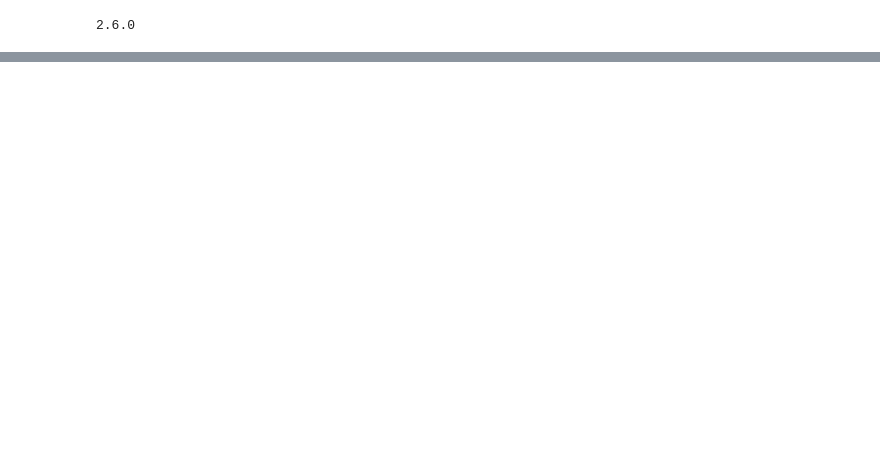
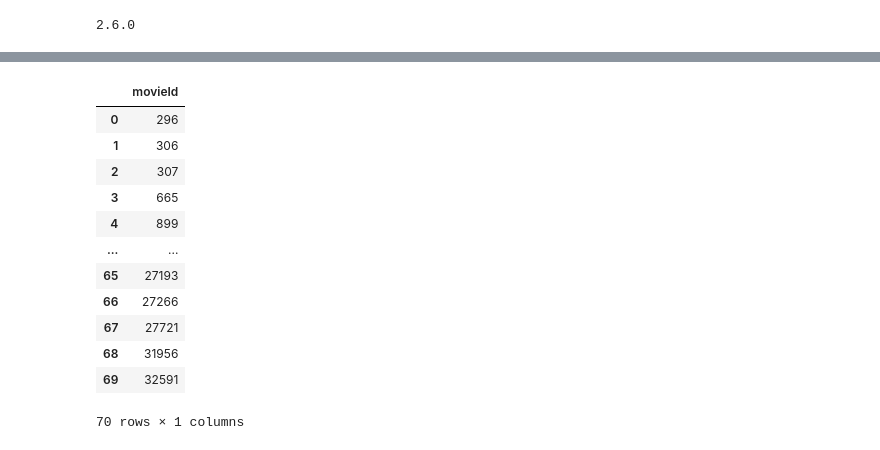
Before and after one commit to ThomasR155/MovieLens_DataStorage, a Jupyter notebook: movielens_tasks.ipynb, the cells around one changed output, grey strips where cells are left out. Drawn from its saved outputs; the diff is of its cells as text; code cells hidden in the pictures; blank space fills up the shorter version.

```diff
--- a/movielens_tasks.ipynb
+++ b/movielens_tasks.ipynb
@@ -272,0 +304,16 @@ best_rated_movies("Comedy")
+# %%
+all_rated_movies_by_user_df
+# %% [output]
+|  | movieId |
+| 0 | 296 |
+| 1 | 306 |
+| 2 | 307 |
+| 3 | 665 |
+| 4 | 899 |
+| ... | ... |
+| 65 | 27193 |
+| 66 | 27266 |
+| 67 | 27721 |
+| 68 | 31956 |
+| 69 | 32591 |
+70 rows × 1 columns
```
Also changed, not shown: parts of 14 cells of this notebook, 2 other files.
